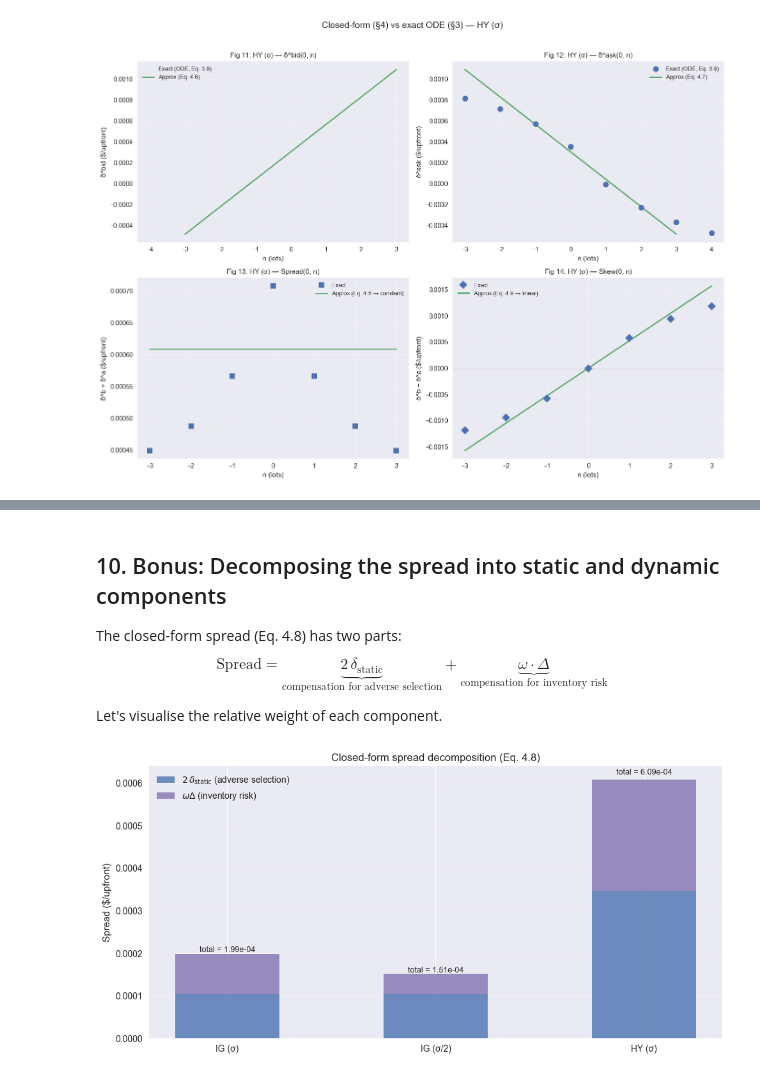
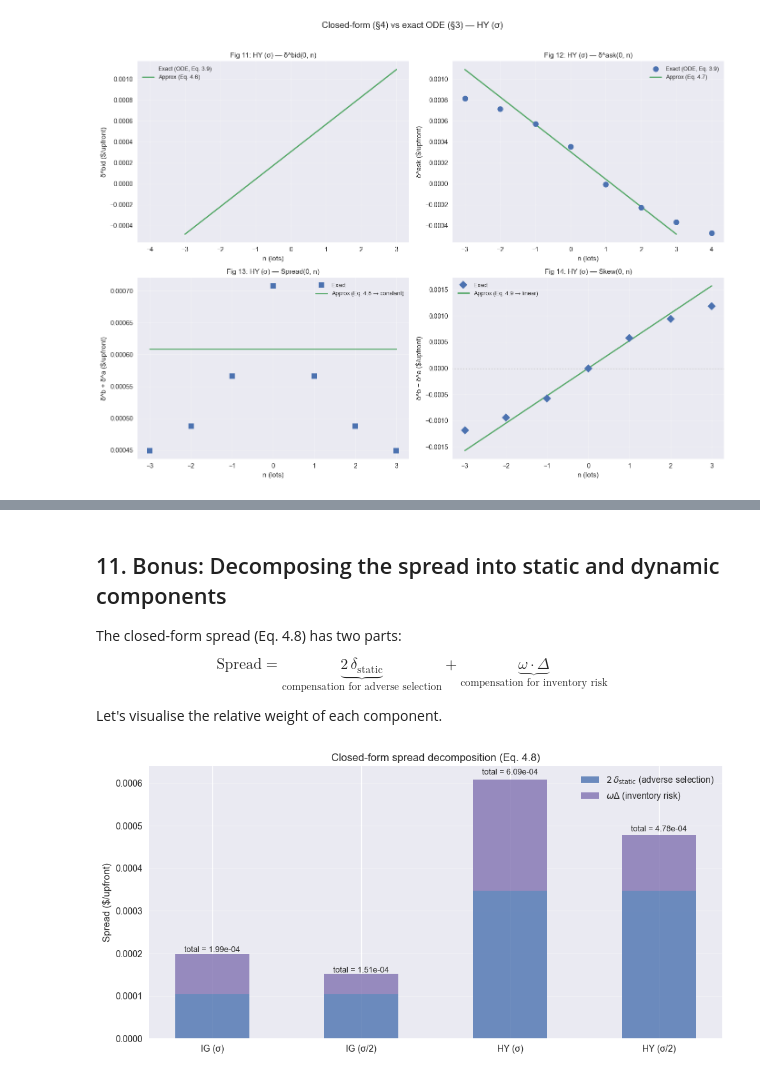
Before and after one commit to hamzaelarji/Market-Microstructure-, a Jupyter notebook: project/notebooks/02_closed_form.ipynb, the cells around one changed output, grey strips where cells are left out. Cells and saved outputs as stored; diff of their text form; code cells hidden in the pictures.

```diff
--- a/project/notebooks/02_closed_form.ipynb
+++ b/project/notebooks/02_closed_form.ipynb
@@ -54,13 +55,15 @@ We use the same IG / HY parameters as Notebook 01 (Paper §6, p. 31), plus a var
 
 The closed-form formulas depend on two intermediate quantities ($\delta_{\text{static}}$ and $\omega$), so let's compute and inspect them explicitly.
 # %%
-# ── Build the three parameter sets ──
+# ── Build the four parameter sets ──
 IG_half = {**IG, "sigma": IG["sigma"] / 2}  # Paper Figs 6–7
+HY_half = {**HY, "sigma": HY["sigma"] / 2}  # Extension: same analysis for HY
 
 configs = [
     ("IG (σ)",   IG),
     ("IG (σ/2)", IG_half),
     ("HY (σ)",   HY),
+    ("HY (σ/2)", HY_half),
 ]
 
 print(f"{'Config':<12s}  {'σ':>12s}  {'ξΔ':>8s}  {'δ_static':>12s}  {'ω':>12s}  "
@@ -300,5 +328,5 @@ overlay_plots(sol_hy, HY, "HY", "σ", fig_bid=11, fig_ask=12, fig_spread=13, fig
 # %% [markdown]
-## 10. Bonus: Decomposing the spread into static and dynamic components
+## 11. Bonus: Decomposing the spread into static and dynamic components
 
 The closed-form spread (Eq. 4.8) has two parts:
 
@@ -309,35 +337,35 @@ Let's visualise the relative weight of each component.
 fig, ax = plt.subplots(figsize=(10, 5))
 
 bar_data = []
-for label, p in [("IG (σ)", IG), ("IG (σ/2)", IG_half), ("HY (σ)", HY)]:
+for label, p in [("IG (σ)", IG), ("IG (σ/2)", IG_half), ("HY (σ)", HY), ("HY (σ/2)", HY_half)]:
     xi_Delta = GAMMA * p["Delta"]
     d_static = (1.0 / xi_Delta) * np.log(1.0 + xi_Delta / p["k"])
     C = C_coeff(xi_Delta, p["k"])
     omega = np.sqrt(GAMMA * p["sigma"]**2 / (2.0 * p["A"] * p["Delta"] * p["k"] * C))
 
     static_part = 2 * d_static
     dynamic_part = omega * p["Delta"]
     bar_data.append((label, static_part, dynamic_part))
 
 labels = [d[0] for d in bar_data]
 statics = [d[1] for d in bar_data]
 dynamics = [d[2] for d in bar_data]
 
 x = np.arange(len(labels))
 w = 0.5
 ax.bar(x, statics, w, label=r"$2\,\delta_{\mathrm{static}}$ (adverse selection)", color="C0", alpha=0.8)
 ax.bar(x, dynamics, w, bottom=statics, label=r"$\omega\Delta$ (inventory risk)", color="C3", alpha=0.8)
 
 for i, (s, d) in enumerate(zip(statics, dynamics)):
     ax.text(i, s + d + (s+d)*0.02, f"total = {s+d:.2e}", ha="center", fontsize=9)
 
 ax.set_xticks(x)
 ax.set_xticklabels(labels)
 ax.set_ylabel("Spread ($/upfront)")
 ax.set_title("Closed-form spread decomposition (Eq. 4.8)")
 ax.legend()
 ax.grid(alpha=0.3, axis="y")
 fig.tight_layout()
 plt.show()
 # %% [output]
-[figure, old version]
+[figure, new version]
```
Also changed, not shown: parts of 7 cells of this notebook, 22 other files.
